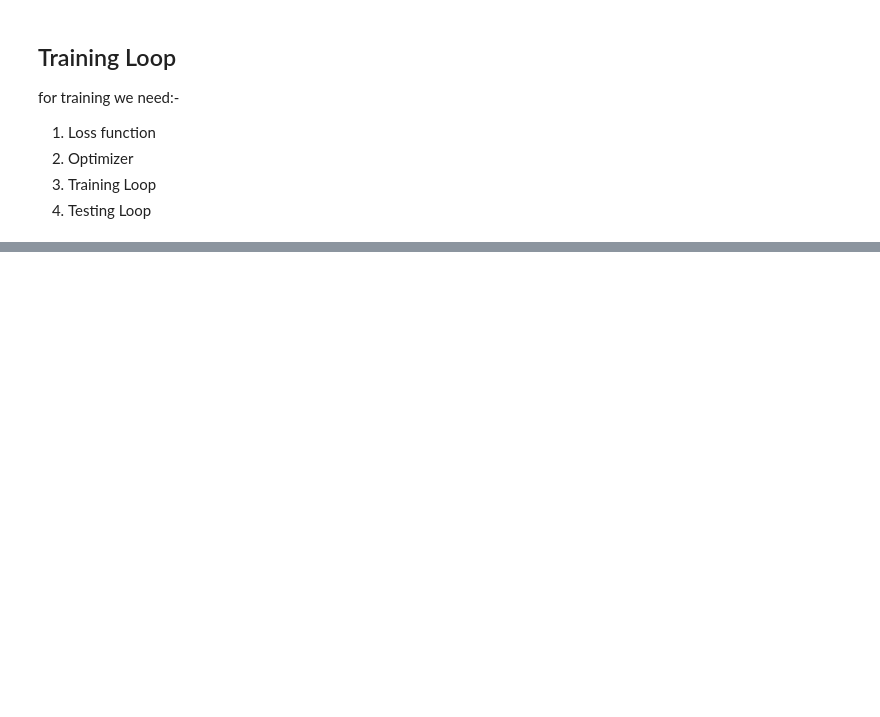
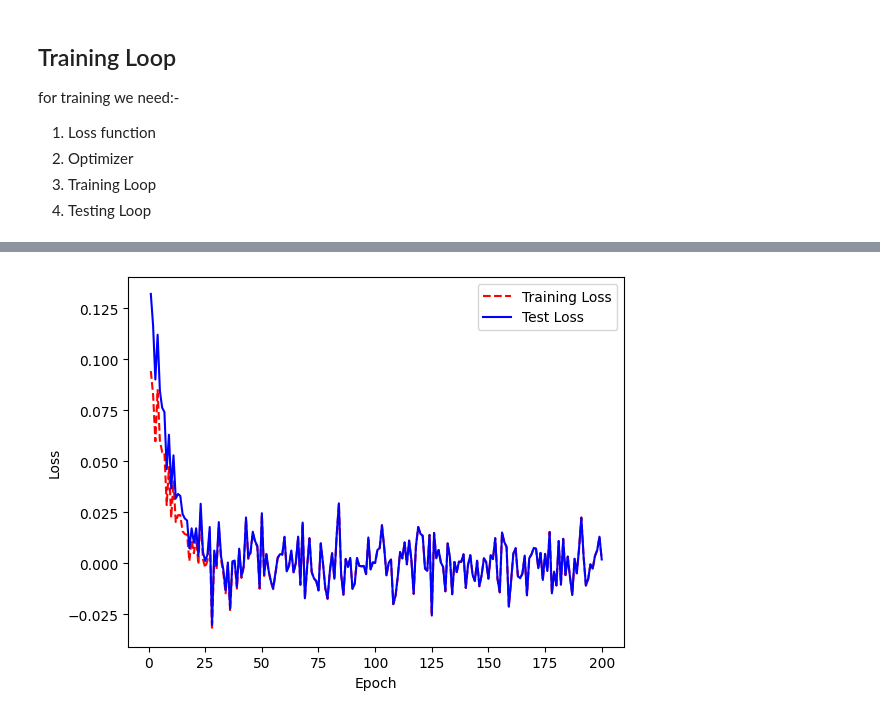
Before and after one commit to prathameshk30/PyTorch-Algo-Intro, a Jupyter notebook: PyTorch_practice.ipynb, the cells around one changed output, grey strips where cells are left out. Saved outputs shown, nothing was run; the diff lists cells and outputs as text; code cells hidden in the pictures; blank space fills up the shorter version.

```diff
--- a/PyTorch_practice.ipynb
+++ b/PyTorch_practice.ipynb
@@ -735,18 +762,68 @@ class Ridge_loss(RidgeRegression):
 # Setip the optimizer
 optimizer= torch.optim.SGD(params=model_ridge.parameters(),
                            lr=0.01)
-# %%
-# writing the training loop
-
-torch.manual_seed(42)
-
-epochs=4200
-
-for epoch in range(epochs):
-  model_ridge.train()
-
-  # 1. Forward pass
-  y_pred=model_ridge(X_train)
-
-  # 2. Calculte the loss
-  loss= loss_fn()
+# %%
+# writing the training loop
+
+torch.manual_seed(42)
+
+epochs=200
+
+# Putting data on same device
+X_train=X_train.to(device)
+y_train=y_train.to(device)
+X_test=X_test.to(device)
+y_test=y_test.to(device)
+
+Loss=[]
+Test_Loss=[]
+epoch_value=0
+
+
+
+for epoch in range(epochs):
+  epoch_value+=1
+
+  model_ridge.train()
+
+  # 1. Forward pass
+  y_pred=model_ridge(X_train)
+
+  # 2. Calculte the loss
+  loss_instance=Ridgeloss()
+  loss=loss_instance.Ridge_loss(y_pred, y_train, 0.01)
+
+  Loss.append(loss.detach().numpy()) # Save the train loss
+
+
+  # 3. Optimizer zero grad
+  optimizer.zero_grad()
+
+  # 4. Perform backpropogation
+  loss.backward()
+
+  #5. Optimizer step
+  optimizer.step()
+
+  ### Testing
+  model_ridge.eval()
+  with torch.inference_mode():
+    test_pred= model_ridge(X_test)
+
+    test_loss=loss_instance.Ridge_loss(test_pred,y_test,0.01)
+    Test_Loss.append(test_loss.detach().numpy()) # Save the test loss
+
+  # print out what's happening
+
+  if epoch % 10 == 0:
+    print(f"Epoch :{epoch} | Loss: {loss} | Test loss: {test_loss}")
+
+# Visualize loss history
+epoch_count=np.arange(1,epoch_value+1,1)
+plt.plot(epoch_count, Loss, 'r--')
+plt.plot(epoch_count, Test_Loss, 'b-')
+plt.legend(['Training Loss', 'Test Loss'])
+plt.xlabel('Epoch')
+plt.ylabel('Loss')
+plt.show();
+# %% [output]
@@ -752,0 +850 @@ for epoch in range(epochs):
+[figure, added]
```
Also changed, not shown: parts of 5 cells of this notebook.
